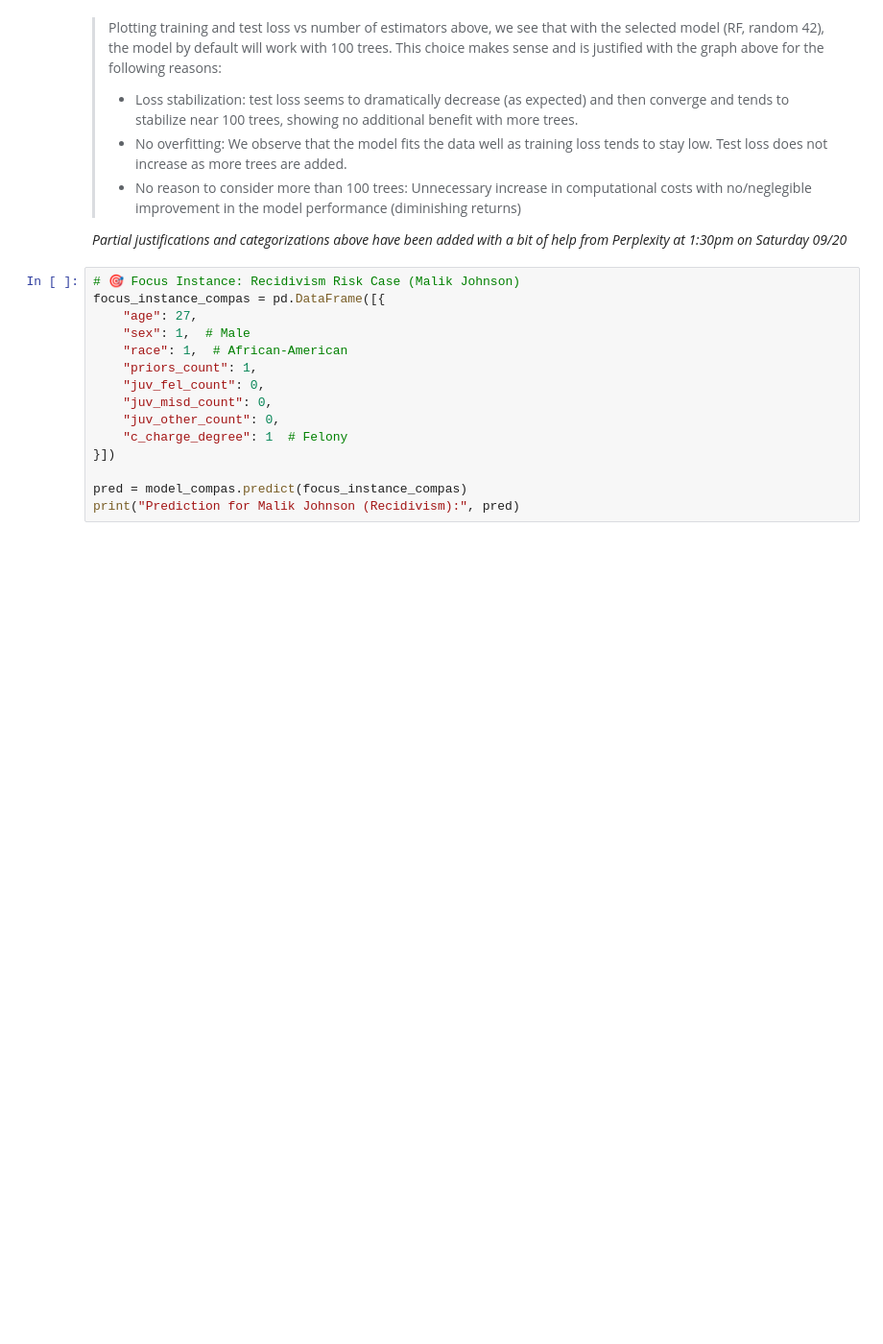
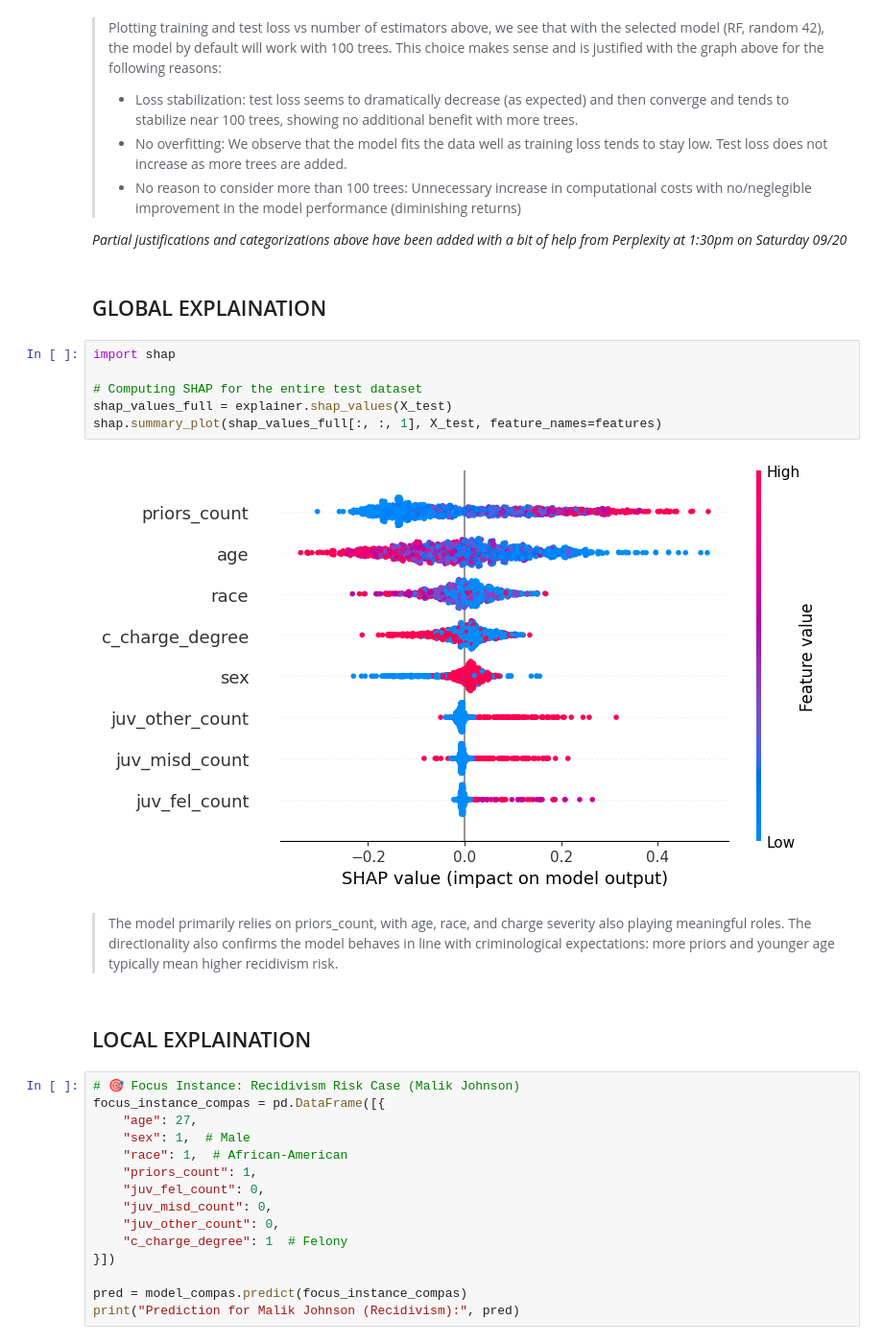
Before and after one commit to ag826/AIPI590_XAI_F25, a Jupyter notebook: Assignment_machine_learning_court.ipynb, the cells around one changed output. Shown at 96% size. Saved outputs shown, nothing was run; the diff lists cells and outputs as text; blank space fills up the shorter version.

```diff
--- a/Assignment_machine_learning_court.ipynb
+++ b/Assignment_machine_learning_court.ipynb
@@ -141,6 +172,20 @@ plt.show()
 > - No reason to consider more than 100 trees: Unnecessary increase in computational costs with no/neglegible improvement in the model performance (diminishing returns)
 
 *Partial justifications and categorizations above have been added with a bit of help from Perplexity at 1:30pm on Saturday 09/20*
+# %% [markdown]
+## GLOBAL EXPLAINATION
+# %%
+import shap
+
+# Computing SHAP for the entire test dataset
+shap_values_full = explainer.shap_values(X_test)
+shap.summary_plot(shap_values_full[:, :, 1], X_test, feature_names=features)
+# %% [output]
+[figure, added]
+# %% [markdown]
+> The model primarily relies on priors_count, with age, race, and charge severity also playing meaningful roles. The directionality also confirms the model behaves in line with criminological expectations: more priors and younger age typically mean higher recidivism risk.
+# %% [markdown]
+## LOCAL EXPLAINATION
 # %%
 # 🎯 Focus Instance: Recidivism Risk Case (Malik Johnson)
 focus_instance_compas = pd.DataFrame([{
```
Also changed, not shown: parts of 15 cells of this notebook.
